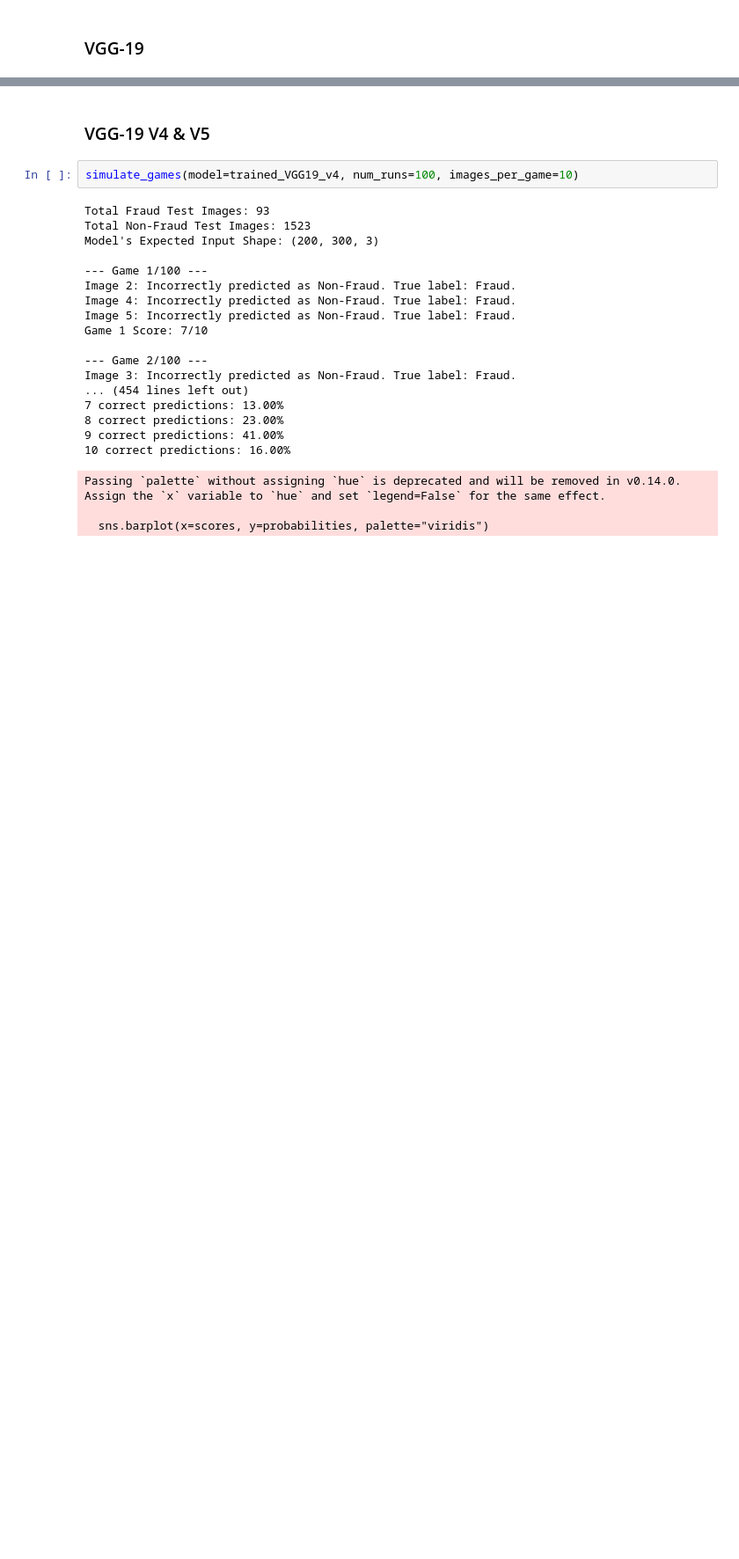
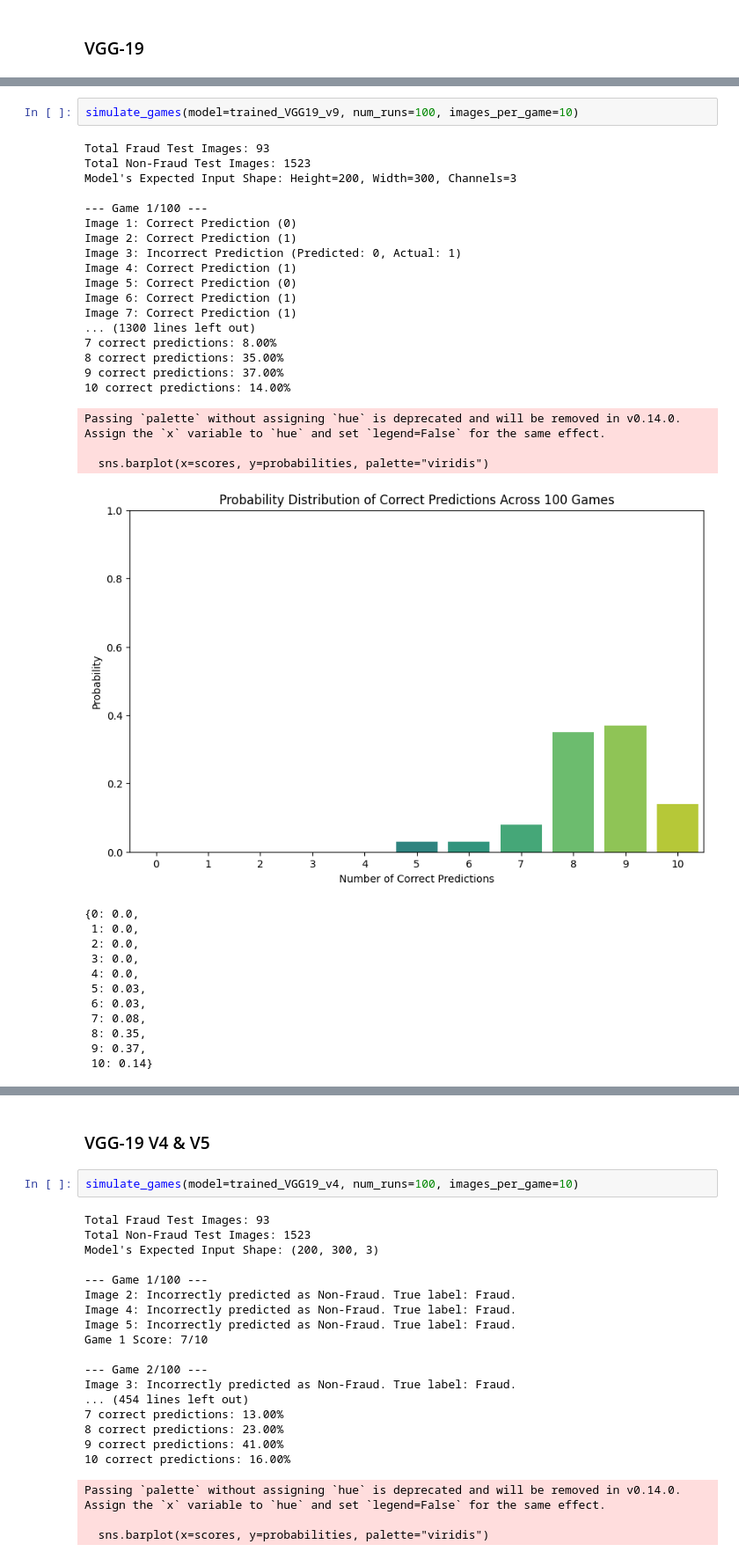
Before and after one commit to Lucas-Mueller/Beat-the-Model-Creation, a Jupyter notebook: Model_Creation.ipynb, the cells around one changed output, grey strips where cells are left out. Shown at 88% size. Cells and saved outputs as stored; diff of their text form; blank space fills up the shorter version.

```diff
--- a/Model_Creation.ipynb
+++ b/Model_Creation.ipynb
@@ -728,0 +1527,35 @@ Model: "VGG19_Model"
+# %%
+simulate_games(model=trained_VGG19_v9, num_runs=100, images_per_game=10)
+# %% [output]
+Total Fraud Test Images: 93
+Total Non-Fraud Test Images: 1523
+Model's Expected Input Shape: Height=200, Width=300, Channels=3
+
+--- Game 1/100 ---
+Image 1: Correct Prediction (0)
+Image 2: Correct Prediction (1)
+Image 3: Incorrect Prediction (Predicted: 0, Actual: 1)
+Image 4: Correct Prediction (1)
+Image 5: Correct Prediction (0)
+Image 6: Correct Prediction (1)
+Image 7: Correct Prediction (1)
+... (1300 lines left out)
+7 correct predictions: 8.00%
+8 correct predictions: 35.00%
+9 correct predictions: 37.00%
+10 correct predictions: 14.00%
+Passing `palette` without assigning `hue` is deprecated and will be removed in v0.14.0. Assign the `x` variable to `hue` and set `legend=False` for the same effect.
+
+  sns.barplot(x=scores, y=probabilities, palette="viridis")
+[figure, added]
+{0: 0.0,
+ 1: 0.0,
+ 2: 0.0,
+ 3: 0.0,
+ 4: 0.0,
+ 5: 0.03,
+ 6: 0.03,
+ 7: 0.08,
+ 8: 0.35,
+ 9: 0.37,
+ 10: 0.14}
```
Also changed, not shown: parts of 23 cells of this notebook, 1 other file.
